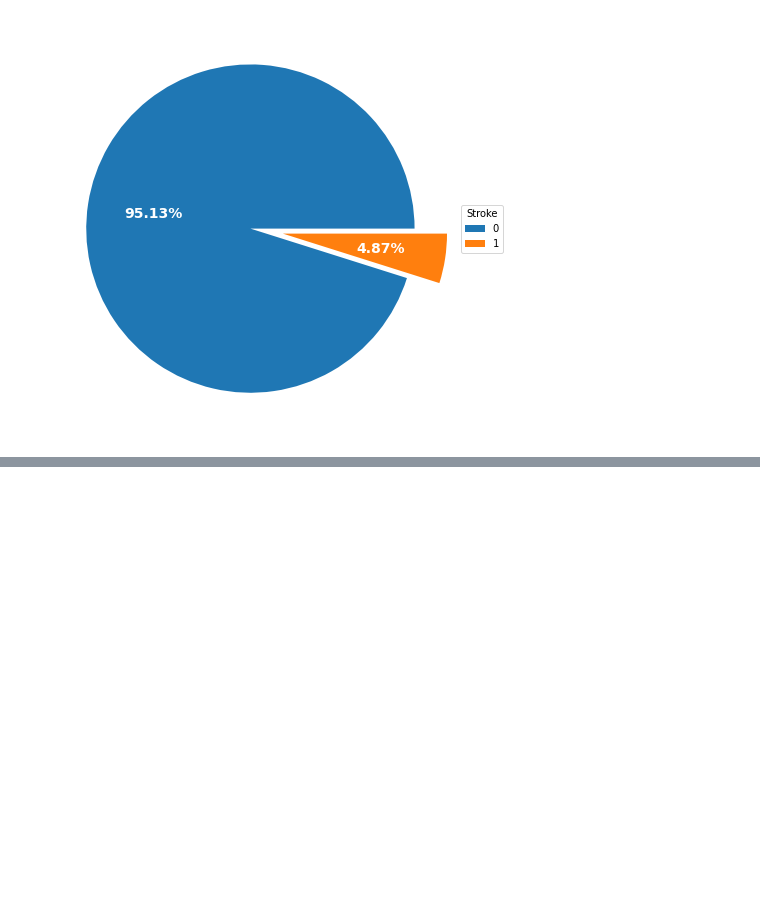
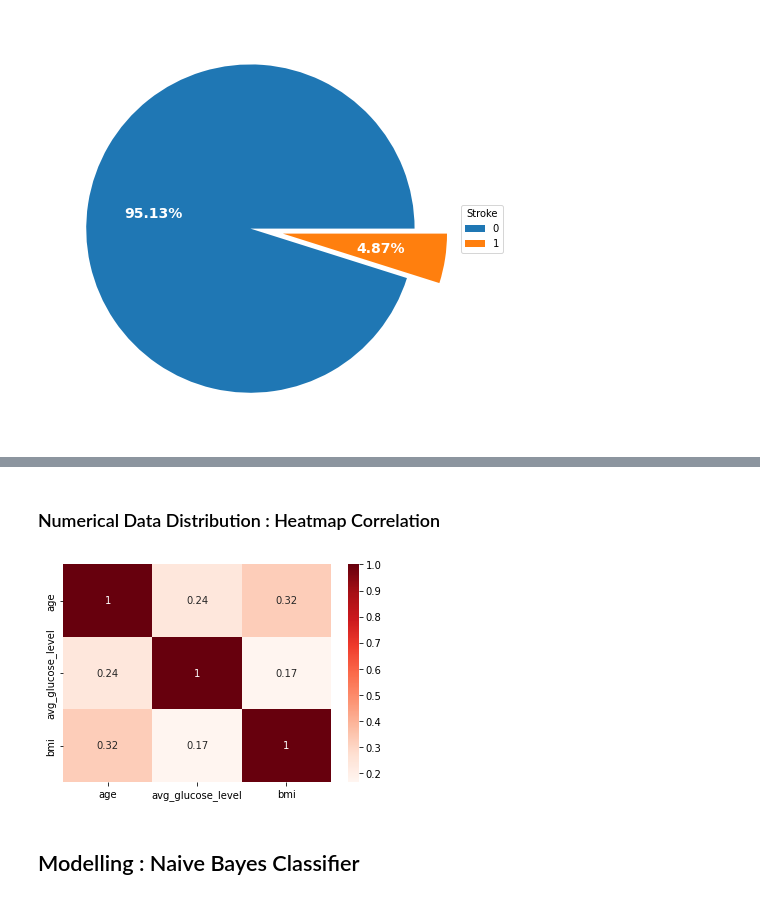
Before and after one commit to hafizhaua/stroke-pred-gaussian-naive-bayes, a Jupyter notebook: stroke-pred-with-preprocess.ipynb, the cells around one changed output, grey strips where cells are left out. Drawn from its saved outputs; the diff is of its cells as text; code cells hidden in the pictures; blank space fills up the shorter version.

```diff
--- a/stroke-pred-with-preprocess.ipynb
+++ b/stroke-pred-with-preprocess.ipynb
@@ -133,5 +187,17 @@ plt.show()
+# %% [markdown]
+### Numerical Data Distribution : Heatmap Correlation
+# %%
+data[['age', 'avg_glucose_level', 'bmi']].corr()
+
+#plot the correlation matrix of salary, balance and age in data dataframe.
+sns.heatmap(data[['age', 'avg_glucose_level', 'bmi']].corr(), annot=True, cmap = 'Reds')
+plt.show()
+# %% [output]
+[figure, added]
 # %%
 data.to_csv('preprocessed_stroke_data.csv', index=False)
+# %% [markdown]
+## Modelling : Naive Bayes Classifier
 # %%
 def loadCsv(filename):
     lines = csv.reader(open(filename))
```
Also changed, not shown: parts of 10 cells of this notebook.
